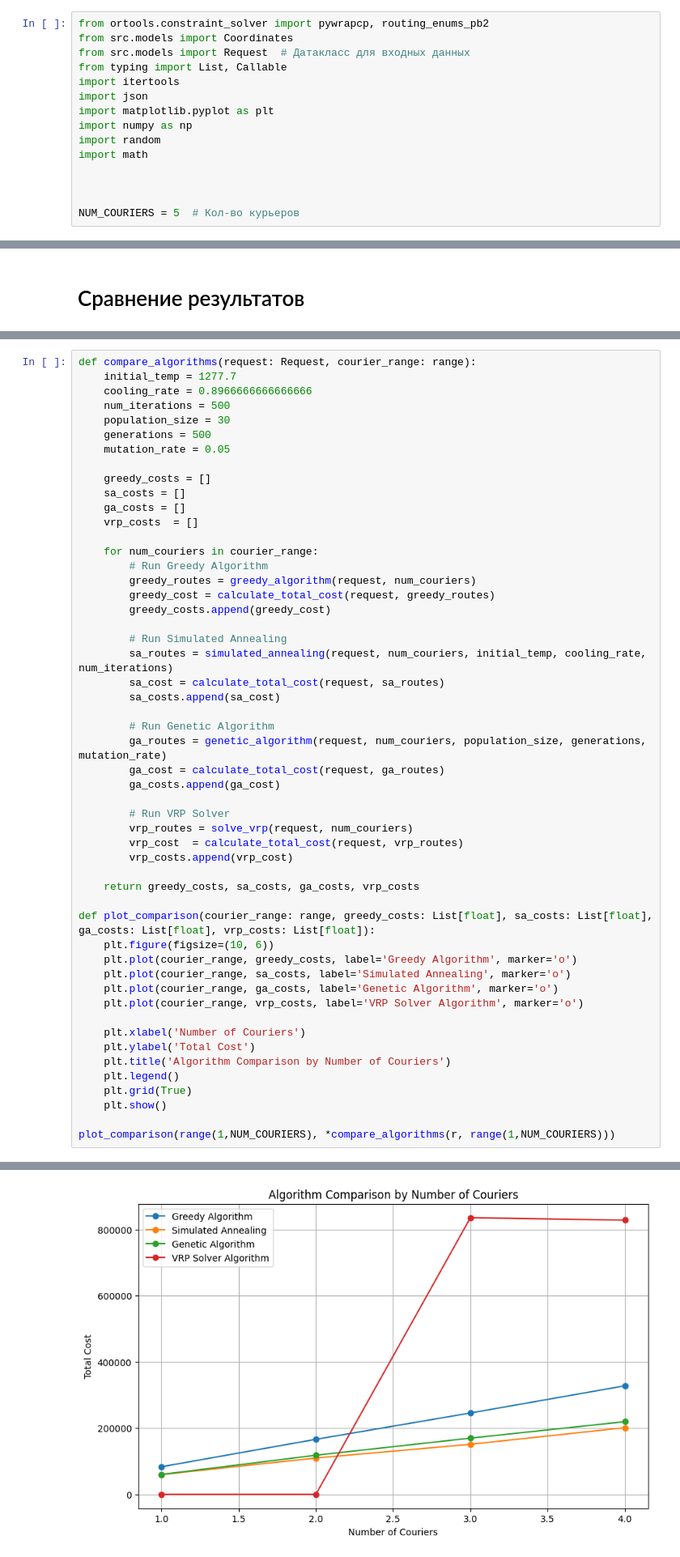
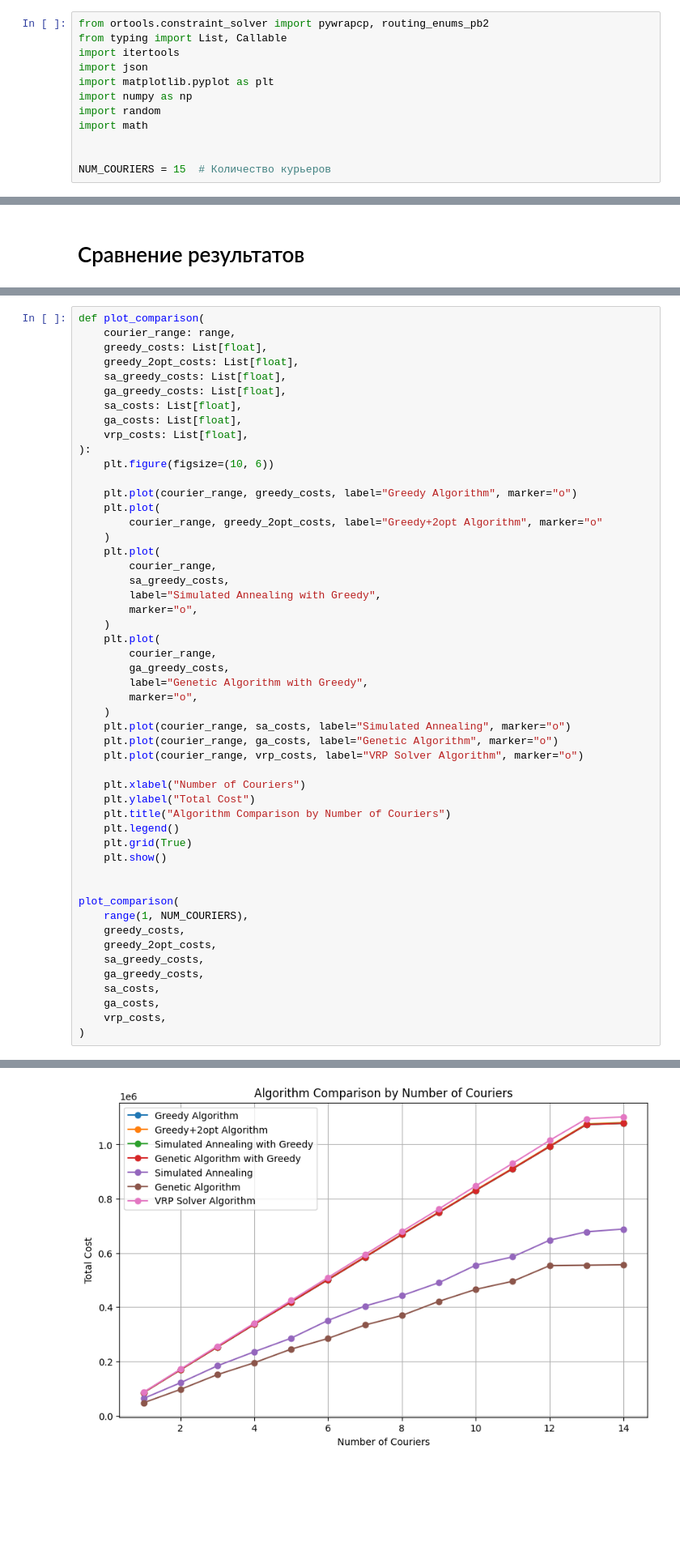
Before and after one commit to kirillyat/scooters, a Jupyter notebook: scooters.ipynb, the cells around one changed output, grey strips where cells are left out. Shown: that part at 81% size. Cells and saved outputs as stored; diff of their text form; blank space fills up the shorter version.

```diff
--- a/scooters.ipynb
+++ b/scooters.ipynb
@@ -1,7 +1,5 @@
 # %%
 from ortools.constraint_solver import pywrapcp, routing_enums_pb2
-from src.models import Coordinates
-from src.models import Request  # Датакласс для входных данных
 from typing import List, Callable
 import itertools
 import json
@@ -11,5 +9,4 @@ import random
 import math
 
 
-
-NUM_COURIERS = 5  # Кол-во курьеров
+NUM_COURIERS = 15  # Количество курьеров
@@ -437,53 +1016,52 @@ def solve_vrp(request: Request, num_couriers: int):
 # %%
-def compare_algorithms(request: Request, courier_range: range):
-    initial_temp = 1277.7
-    cooling_rate = 0.8966666666666666
-    num_iterations = 500
-    population_size = 30
-    generations = 500
-    mutation_rate = 0.05
+def plot_comparison(
+    courier_range: range,
+    greedy_costs: List[float],
+    greedy_2opt_costs: List[float],
+    sa_greedy_costs: List[float],
+    ga_greedy_costs: List[float],
+    sa_costs: List[float],
+    ga_costs: List[float],
+    vrp_costs: List[float],
+):
+    plt.figure(figsize=(10, 6))
 
-    greedy_costs = []
-    sa_costs = []
-    ga_costs = []
-    vrp_costs  = []
+    plt.plot(courier_range, greedy_costs, label="Greedy Algorithm", marker="o")
+    plt.plot(
+        courier_range, greedy_2opt_costs, label="Greedy+2opt Algorithm", marker="o"
+    )
+    plt.plot(
+        courier_range,
+        sa_greedy_costs,
+        label="Simulated Annealing with Greedy",
+        marker="o",
+    )
+    plt.plot(
+        courier_range,
+        ga_greedy_costs,
+        label="Genetic Algorithm with Greedy",
+        marker="o",
+    )
+    plt.plot(courier_range, sa_costs, label="Simulated Annealing", marker="o")
+    plt.plot(courier_range, ga_costs, label="Genetic Algorithm", marker="o")
+    plt.plot(courier_range, vrp_costs, label="VRP Solver Algorithm", marker="o")
 
-    for num_couriers in courier_range:
-        # Run Greedy Algorithm
-        greedy_routes = greedy_algorithm(request, num_couriers)
-        greedy_cost = calculate_total_cost(request, greedy_routes)
-        greedy_costs.append(greedy_cost)
-
-        # Run Simulated Annealing
-        sa_routes = simulated_annealing(request, num_couriers, initial_temp, cooling_rate, num_iterations)
-        sa_cost = calculate_total_cost(request, sa_routes)
-        sa_costs.append(sa_cost)
-
-        # Run Genetic Algorithm
-        ga_routes = genetic_algorithm(request, num_couriers, population_size, generations, mutation_rate)
-        ga_cost = calculate_total_cost(request, ga_routes)
-        ga_costs.append(ga_cost)
-
-        # Run VRP Solver
-        vrp_routes = solve_vrp(request, num_couriers)
-        vrp_cost  = calculate_total_cost(request, vrp_routes)
-        vrp_costs.append(vrp_cost)
-
-    return greedy_costs, sa_costs, ga_costs, vrp_costs
-
-def plot_comparison(courier_range: range, greedy_costs: List[float], sa_costs: List[float], ga_costs: List[float], vrp_costs: List[float]):
-    plt.figure(figsize=(10, 6))
-    plt.plot(courier_range, greedy_costs, label='Greedy Algorithm', marker='o')
-    plt.plot(courier_range, sa_costs, label='Simulated Annealing', marker='o')
-    plt.plot(courier_range, ga_costs, label='Genetic Algorithm', marker='o')
-    plt.plot(courier_range, vrp_costs, label='VRP Solver Algorithm', marker='o')
-
-    plt.xlabel('Number of Couriers')
-    plt.ylabel('Total Cost')
-    plt.title('Algorithm Comparison by Number of Couriers')
+    plt.xlabel("Number of Couriers")
+    plt.ylabel("Total Cost")
+    plt.title("Algorithm Comparison by Number of Couriers")
     plt.legend()
     plt.grid(True)
     plt.show()
 
-plot_comparison(range(1,NUM_COURIERS), *compare_algorithms(r, range(1,NUM_COURIERS)))
+
+plot_comparison(
+    range(1, NUM_COURIERS),
+    greedy_costs,
+    greedy_2opt_costs,
+    sa_greedy_costs,
+    ga_greedy_costs,
+    sa_costs,
+    ga_costs,
+    vrp_costs,
+)
 # %% [output]
@@ -494 +1068 @@ Objective: 2191757
-[figure, old version]
+[figure, new version]
```
Also changed, not shown: parts of 25 cells of this notebook, 6 other files.
